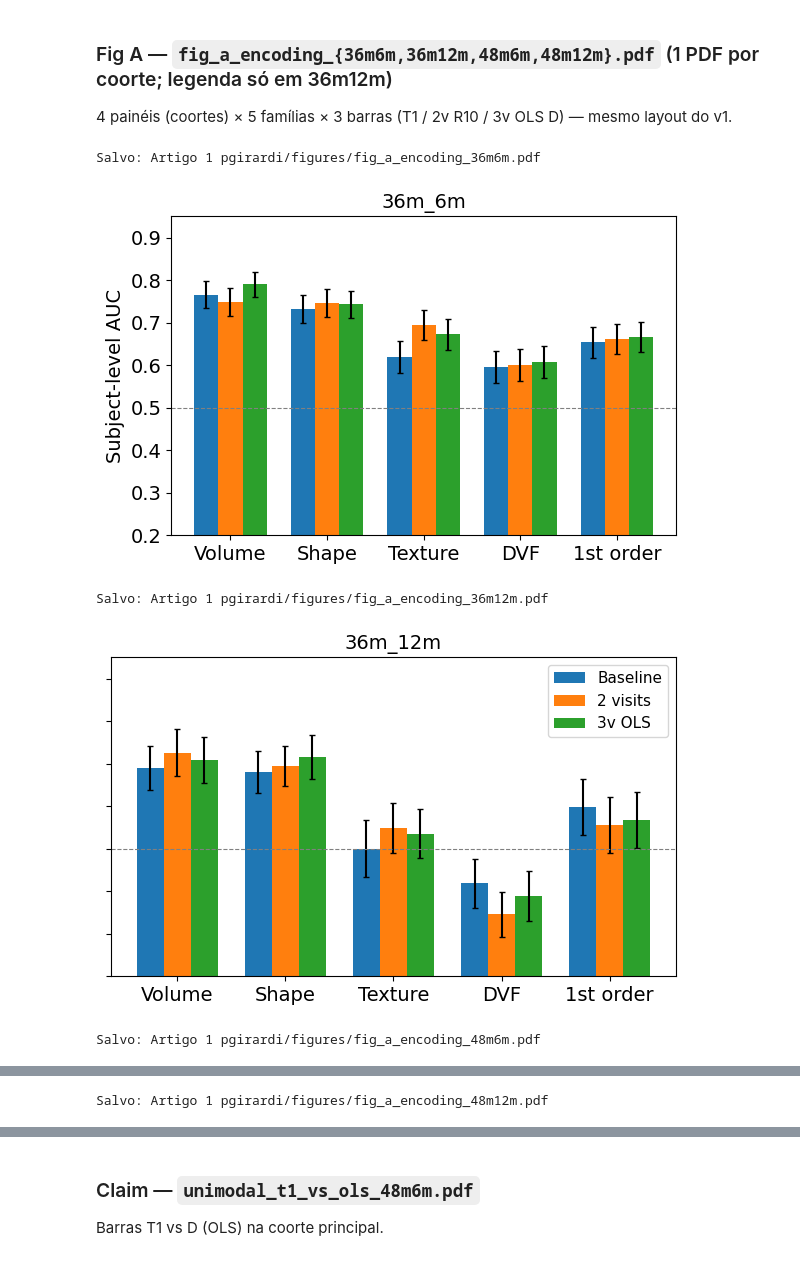
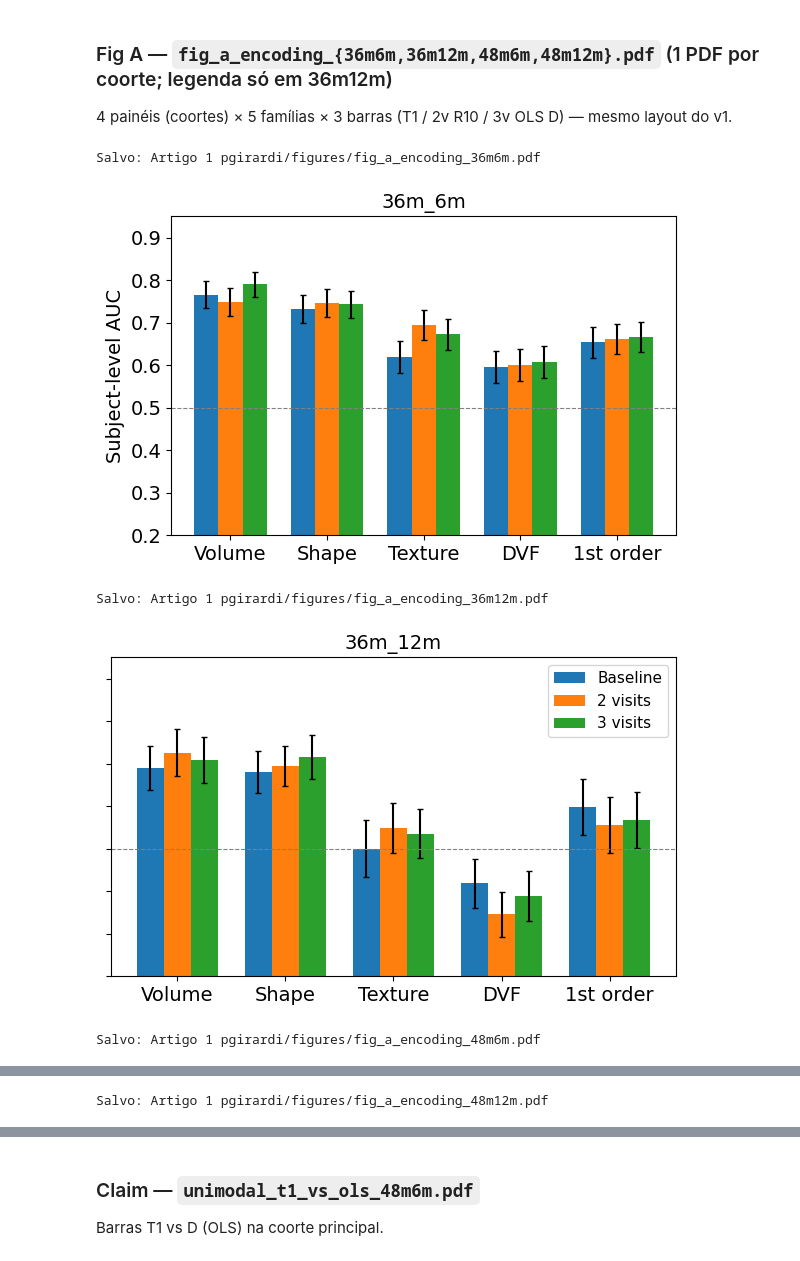
Before and after one commit to PauloMatheusGr/graphs, a Jupyter notebook: 6_results.ipynb, the cells around one changed output, grey strips where cells are left out. Drawn from its saved outputs; the diff is of its cells as text; code cells hidden in the pictures.

```diff
--- a/6_results.ipynb
+++ b/6_results.ipynb
@@ -68,7 +70,7 @@ PROTO_LAB_V1 = {
     "t1_only": "Baseline",
     "t1_r10": "2 visits",
     "t1_r10_r21": "3v rates",
-    "t1_ols": "3v OLS",
+    "t1_ols": "3 visits",
 }
 PROTO_LAB_ABCD = {
     "t1_only": "A baseline",
@@ -144,7 +146,7 @@ uni_v1=100 late_v1=443 | FIG_DIR=Artigo 1 pgirardi/figures
 # ── textos (Fig A) ──
 TITLE = ""
 YLABEL = "Subject-level AUC"
-LEGEND_T1, LEGEND_R10, LEGEND_D = "Baseline", "2 visits", "3v OLS"
+LEGEND_T1, LEGEND_R10, LEGEND_D = "Baseline", "2 visits", "3 visits"
 YLIM = (0.2, 0.95)
 OUT_FMT = "fig_a_encoding_{tag}"  # → figures/fig_a_encoding_36m6m.pdf …
 LEGEND_ON = "36m_12m"  # legenda só neste painel (canto sup. dir. do 2×2)
@@ -186,34 +188,34 @@ for cohort in COHORTS_V1:
                 (uni_v1["cohort"] == cohort)
                 & (uni_v1["modality"] == mod)
                 & (uni_v1["protocol"] == proto)
             ]
             vals.append(float(hit.iloc[0]["auc_patient_mean"]) if len(hit) else np.nan)
             errs.append(float(hit.iloc[0]["auc_patient_std"]) if len(hit) else np.nan)
         offset = (i - (n_proto - 1) / 2) * w
         ax.bar(x + offset, vals, w, yerr=errs, capsize=2, label=lab)
     ax.set_xticks(x)
     ax.set_xticklabels(
         [XLAB[m] for m in MODS_V1], rotation=0, ha="center", fontsize=FS_XTICK
     )
     ax.tick_params(axis="y", labelsize=FS_YTICK)
     ax.set_title(COHORT_TITLES.get(cohort, cohort), fontsize=FS_TITLE)
     ax.axhline(0.5, color="gray", ls="--", lw=0.8)
     ax.set_ylim(*YLIM)
     if cohort in YAXIS_ON:
         ax.set_ylabel(YLABEL, fontsize=FS_YLABEL)
     else:
         ax.tick_params(axis="y", labelleft=False)
     if cohort == LEGEND_ON:
         ax.legend(loc="upper right", fontsize=FS_LEGEND)
     if TITLE:
         fig.suptitle(TITLE, y=1.01)
     fig.tight_layout()
     save_fig(fig, OUT_FMT.format(tag=cohort.replace("_", "")))
 # %% [output]
 Salvo: Artigo 1 pgirardi/figures/fig_a_encoding_36m6m.pdf
 [figure]
 Salvo: Artigo 1 pgirardi/figures/fig_a_encoding_36m12m.pdf
-[figure, old version]
+[figure, new version]
 Salvo: Artigo 1 pgirardi/figures/fig_a_encoding_48m6m.pdf
 [figure]
 Salvo: Artigo 1 pgirardi/figures/fig_a_encoding_48m12m.pdf
```
Also changed, not shown: parts of 7 cells of this notebook, 1 other file.
